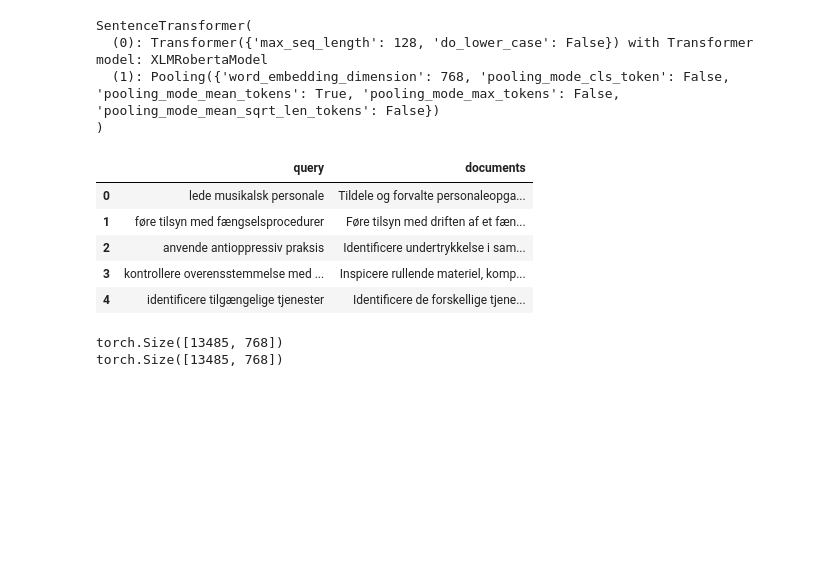
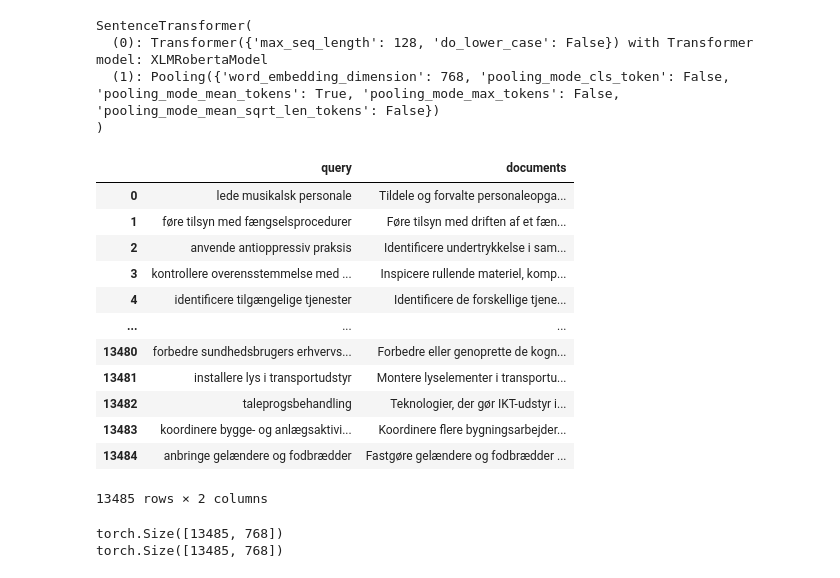
Before and after one commit to MartinBA741/SkillsColBERT, a Jupyter notebook: predict_colbert_XLM.ipynb, the cells around one changed output. Drawn from its saved outputs; the diff is of its cells as text; code cells hidden in the pictures; blank space fills up the shorter version.

```diff
--- a/predict_colbert_XLM.ipynb
+++ b/predict_colbert_XLM.ipynb
@@ -56,17 +56,24 @@ SentenceTransformer(
 # %%
 # Load data
 df = pd.read_csv(r'.\data\skills_description.csv', sep='\t', encoding='utf-8')
 df = df.rename(columns={'preferredLabel':'query', 'description': 'documents'})
 df = df[['query', 'documents']]
 
-df.head()
+df
 # %% [output]
 |  | query | documents |
 | 0 | lede musikalsk personale | Tildele og forvalte personaleopga... |
 | 1 | føre tilsyn med fængselsprocedurer | Føre tilsyn med driften af et fæn... |
 | 2 | anvende antioppressiv praksis | Identificere undertrykkelse i sam... |
 | 3 | kontrollere overensstemmelse med ... | Inspicere rullende materiel, komp... |
 | 4 | identificere tilgængelige tjenester | Identificere de forskellige tjene... |
+| ... | ... | ... |
+| 13480 | forbedre sundhedsbrugers erhvervs... | Forbedre eller genoprette de kogn... |
+| 13481 | installere lys i transportudstyr | Montere lyselementer i transportu... |
+| 13482 | taleprogsbehandling | Teknologier, der gør IKT-udstyr i... |
+| 13483 | koordinere bygge- og anlægsaktivi... | Koordinere flere bygningsarbejder... |
+| 13484 | anbringe gelændere og fodbrædder | Fastgøre gelændere og fodbrædder ... |
+13485 rows × 2 columns
 # %%
 # Make query embeddings or load them
 #q_outputs = torch.tensor(model.encode(df['query'])).to(device)
```
Also changed, not shown: parts of 7 cells of this notebook, 1 other file.
